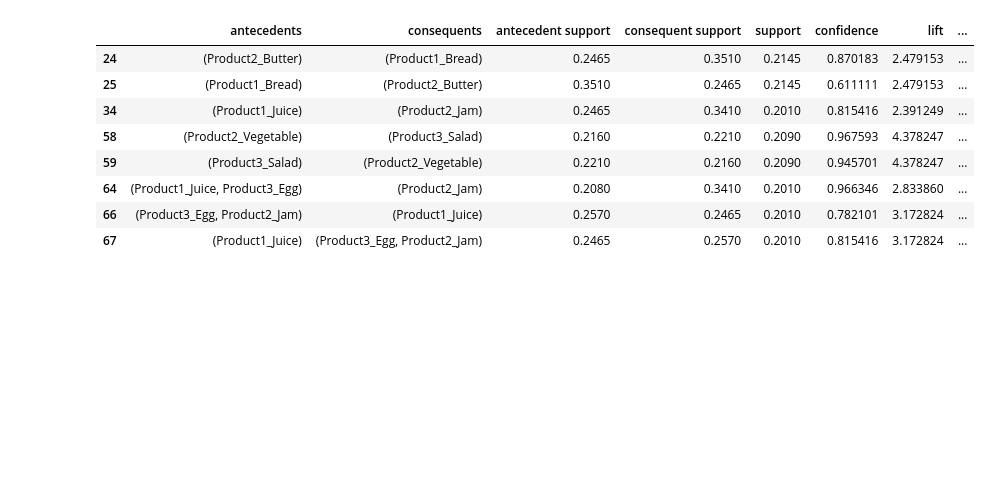
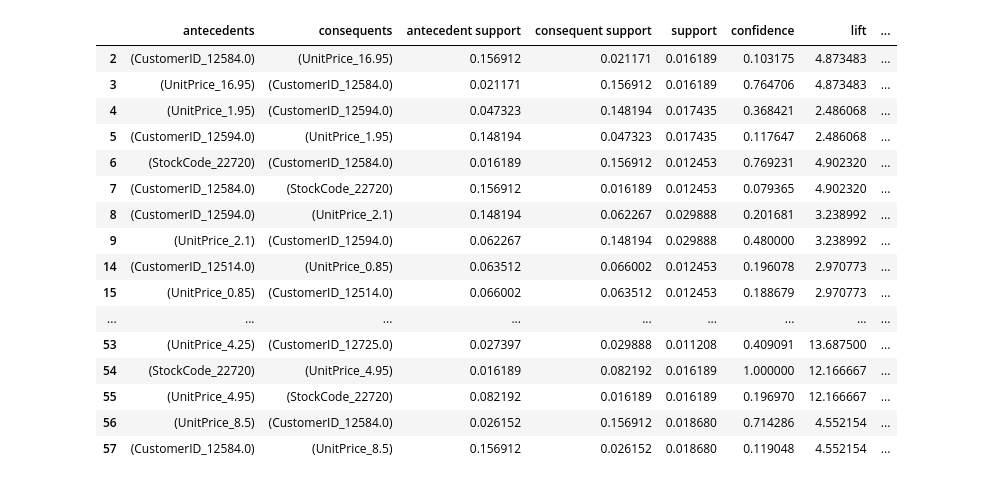
Before and after one commit to BrunoICardoso/DataScience, a Jupyter notebook: machine-learning-1/Trabalho 3 - Regras de Associação.ipynb, the cells around one changed output. Drawn from its saved outputs; the diff is of its cells as text; code cells hidden in the pictures; blank space fills up the shorter version.

```diff
--- a/machine-learning-1/Trabalho 3 - Regras de Associação.ipynb
+++ b/machine-learning-1/Trabalho 3 - Regras de Associação.ipynb
@@ -32,3 +36,0 @@ df_italy.head()
-# %%
-df_italy = df_italy.iloc[:, [0, 2]]
-df_italy.head()
@@ -44,2 +37,7 @@ df_italy.reshape()
+# %%
+columns_to_filter = ["CustomerID","StockCode",'UnitPrice']
+df_italy = df_italy.loc[:, columns_to_filter]
+df_italy['UnitPrice'] = df_italy['UnitPrice'].astype('str')
+df_italy['CustomerID'] = df_italy['CustomerID'].astype('str')
 # %%
 df1 = pd.get_dummies(df_italy)
@@ -67,3 +53,4 @@ df1.shape
 # %%
 #encontrando regras com no mínimo 5% de suporte
-frequent_items = apriori(df1, min_support=0.05, use_colnames=True)
+frequent_items = apriori(df1, min_support=0.01, use_colnames=True)
+frequent_items
@@ -70,7 +76,8 @@ frequent_items = apriori(df1, min_support=0.05, use_colnames=True)
 # %%
 #encontrar regras com lift maior que 1
 #rules = association_rules(frequent_items, metric='lift', min_threshold=1)
-rules = association_rules(frequent_items, metric='confidence', min_threshold=0.05)
+rules = association_rules(frequent_items, metric='confidence', min_threshold=0.01)
+#rules = association_rules(frequent_items, metric='confidence')
 type(rules)
 rules.shape
 rules
@@ -114,16 +147,24 @@ rules.sort_values('lift', ascending= False).head(10)
 # %%
 #selecionando regras com lift maior que 2, confianca maior que 0.6 e suporte maior que 0.2
-rules[(rules['lift'] >= 2) & (rules['confidence'] >= 0.6) & (rules['support'] >= 0.2 )]
+rules[(rules['lift'] >= 2) & (rules['confidence'] >= 0.01) & (rules['support'] >= 0.01 )]
 # %% [output]
 |  | antecedents | consequents | antecedent support | consequent support | support | confidence | lift | ... |
-| 24 | (Product2_Butter) | (Product1_Bread) | 0.2465 | 0.3510 | 0.2145 | 0.870183 | 2.479153 | ... |
-| 25 | (Product1_Bread) | (Product2_Butter) | 0.3510 | 0.2465 | 0.2145 | 0.611111 | 2.479153 | ... |
-| 34 | (Product1_Juice) | (Product2_Jam) | 0.2465 | 0.3410 | 0.2010 | 0.815416 | 2.391249 | ... |
-| 58 | (Product2_Vegetable) | (Product3_Salad) | 0.2160 | 0.2210 | 0.2090 | 0.967593 | 4.378247 | ... |
-| 59 | (Product3_Salad) | (Product2_Vegetable) | 0.2210 | 0.2160 | 0.2090 | 0.945701 | 4.378247 | ... |
-| 64 | (Product1_Juice, Product3_Egg) | (Product2_Jam) | 0.2080 | 0.3410 | 0.2010 | 0.966346 | 2.833860 | ... |
-| 66 | (Product3_Egg, Product2_Jam) | (Product1_Juice) | 0.2570 | 0.2465 | 0.2010 | 0.782101 | 3.172824 | ... |
-| 67 | (Product1_Juice) | (Product3_Egg, Product2_Jam) | 0.2465 | 0.2570 | 0.2010 | 0.815416 | 3.172824 | ... |
+| 2 | (CustomerID_12584.0) | (UnitPrice_16.95) | 0.156912 | 0.021171 | 0.016189 | 0.103175 | 4.873483 | ... |
+| 3 | (UnitPrice_16.95) | (CustomerID_12584.0) | 0.021171 | 0.156912 | 0.016189 | 0.764706 | 4.873483 | ... |
+| 4 | (UnitPrice_1.95) | (CustomerID_12594.0) | 0.047323 | 0.148194 | 0.017435 | 0.368421 | 2.486068 | ... |
+| 5 | (CustomerID_12594.0) | (UnitPrice_1.95) | 0.148194 | 0.047323 | 0.017435 | 0.117647 | 2.486068 | ... |
+| 6 | (StockCode_22720) | (CustomerID_12584.0) | 0.016189 | 0.156912 | 0.012453 | 0.769231 | 4.902320 | ... |
+| 7 | (CustomerID_12584.0) | (StockCode_22720) | 0.156912 | 0.016189 | 0.012453 | 0.079365 | 4.902320 | ... |
+| 8 | (CustomerID_12594.0) | (UnitPrice_2.1) | 0.148194 | 0.062267 | 0.029888 | 0.201681 | 3.238992 | ... |
+| 9 | (UnitPrice_2.1) | (CustomerID_12594.0) | 0.062267 | 0.148194 | 0.029888 | 0.480000 | 3.238992 | ... |
+| 14 | (CustomerID_12514.0) | (UnitPrice_0.85) | 0.063512 | 0.066002 | 0.012453 | 0.196078 | 2.970773 | ... |
+| 15 | (UnitPrice_0.85) | (CustomerID_12514.0) | 0.066002 | 0.063512 | 0.012453 | 0.188679 | 2.970773 | ... |
+| ... | ... | ... | ... | ... | ... | ... | ... | ... |
+| 53 | (UnitPrice_4.25) | (CustomerID_12725.0) | 0.027397 | 0.029888 | 0.011208 | 0.409091 | 13.687500 | ... |
+| 54 | (StockCode_22720) | (UnitPrice_4.95) | 0.016189 | 0.082192 | 0.016189 | 1.000000 | 12.166667 | ... |
+| 55 | (UnitPrice_4.95) | (StockCode_22720) | 0.082192 | 0.016189 | 0.016189 | 0.196970 | 12.166667 | ... |
+| 56 | (UnitPrice_8.5) | (CustomerID_12584.0) | 0.026152 | 0.156912 | 0.018680 | 0.714286 | 4.552154 | ... |
+| 57 | (CustomerID_12584.0) | (UnitPrice_8.5) | 0.156912 | 0.026152 | 0.018680 | 0.119048 | 4.552154 | ... |
 # %%
 # Exercício proposto
 #Encontrar para um único país regras usando apriori,
```
Also changed, not shown: parts of 12 cells of this notebook.
